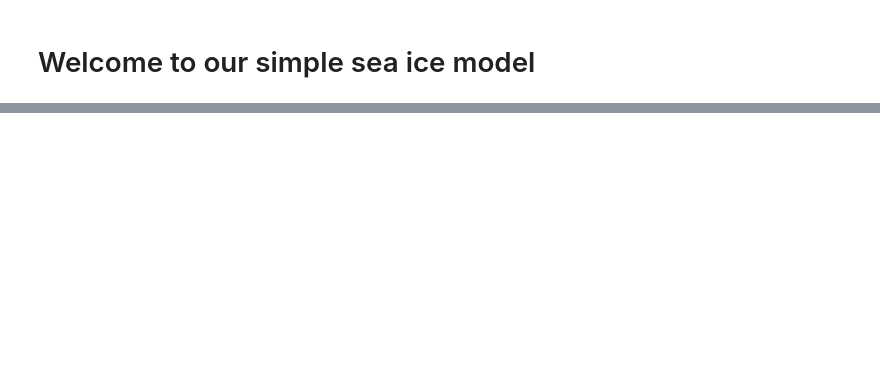
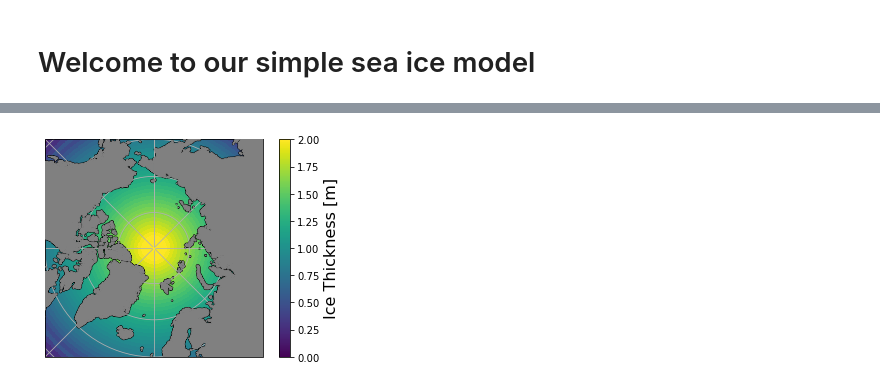
Before and after one commit to andreas-wernecke/zerolayerSI, a Jupyter notebook: MeereisModell.ipynb, the cells around one changed output, grey strips where cells are left out. Cells and saved outputs as stored; diff of their text form; code cells hidden in the pictures; blank space fills up the shorter version.

```diff
--- a/MeereisModell.ipynb
+++ b/MeereisModell.ipynb
@@ -233,0 +249,9 @@ Ein fast 2D Meereismodell
+# %%
+lats=np.linspace(40, 90, 51)
+Tsurf_dayslats=np.zeros([days_total, len(lats)])
+h_ice_dayslats=np.zeros([days_total, len(lats)])
+h_snow_dayslats=np.zeros([days_total, len(lats)])
+T_water_dayslats=np.zeros([days_total, len(lats)])
+
+for i in range(len(lats)):
+    Tsurf_dayslats[:,i], h_ice_dayslats[:,i], h_snow_dayslats[:,i], T_water_dayslats[:,i] = seaice_model(lats[i])
@@ -233,0 +260,73 @@ Ein fast 2D Meereismodell
+# %%
+import cartopy.crs as ccrs                   # import projections
+import cartopy.feature as cf                 # import features
+
+#Which day to plot?
+day_to_plot=3286
+
+
+
+#Regridding to a 2d  map centered at the North Pole
+ref_crs=ccrs.NorthPolarStereo()
+
+lon_map=(np.ones([360,len(lats)]).T*np.linspace(0,359, 360)).T
+lat_map=np.ones([360,len(lats)])*lats
+
+xyz_cci = ref_crs.transform_points(ccrs.PlateCarree(), lon_map, lat_map)
+x_map=xyz_cci[:,:,0]
+y_map=xyz_cci[:,:,1]
+
+
+#this is the plotting itself (once for each variable):
+if 1:
+    plt.figure()
+    ax = plt.axes(projection = ref_crs)  # create a set of axes with Mercator projection
+    pcol=ax.pcolormesh(x_map, y_map, np.ones([360,len(lats)]) * h_ice_dayslats[day_to_plot,:], vmin=0, vmax=2.)
+    cbar=plt.colorbar(pcol)
+    cbar.set_label('Ice Thickness [m]',size=16)
+    ax.add_feature(cf.LAND, color='gray', zorder=100)
+    #ax.add_feature(cf.COASTLINE, color='lightgray')
+    ax.gridlines(xlocs=np.linspace(-180, 180, 9), ylocs=np.linspace(0, 80, 9))
+    ax.coastlines(linewidth=2)
+    ax.set_xlim([-3.42e6, 3.42e6])
+    ax.set_ylim([-3.42e6, 3.42e6])
+
+    plt.figure()
+    ax = plt.axes(projection = ref_crs)  # create a set of axes with Mercator projection
+    pcol=ax.pcolormesh(x_map, y_map, np.ones([360,len(lats)]) * h_snow_dayslats[day_to_plot,:], vmin=0, vmax=0.7)
+    cbar=plt.colorbar(pcol)
+    cbar.set_label('Snow Thickness [m]',size=16)
+    ax.add_feature(cf.LAND, color='gray', zorder=100)
+    #ax.add_feature(cf.COASTLINE, color='lightgray')
+    ax.gridlines(xlocs=np.linspace(-180, 180, 9), ylocs=np.linspace(0, 80, 9))
+    ax.coastlines(linewidth=2)
+    ax.set_xlim([-3.42e6, 3.42e6])
+    ax.set_ylim([-3.42e6, 3.42e6])
+
+    plt.figure()
+    ax = plt.axes(projection = ref_crs)  # create a set of axes with Mercator projection
+    pcol=ax.pcolormesh(x_map, y_map, np.ones([360,len(lats)]) * Tsurf_dayslats[day_to_plot,:]-273.15, vmin=-40, vmax=5.)
+    cbar=plt.colorbar(pcol)
+    cbar.set_label('Temp Surface [°C]',size=16)
+    ax.add_feature(cf.LAND, color='gray', zorder=100)
+    #ax.add_feature(cf.COASTLINE, color='lightgray')
+    ax.gridlines(xlocs=np.linspace(-180, 180, 9), ylocs=np.linspace(0, 80, 9))
+    ax.coastlines(linewidth=2)
+    ax.set_xlim([-3.42e6, 3.42e6])
+    ax.set_ylim([-3.42e6, 3.42e6])
+
+
+    plt.figure()
+    ax = plt.axes(projection = ref_crs)  # create a set of axes with Mercator projection
+    pcol=ax.pcolormesh(x_map, y_map, np.ones([360,len(lats)]) * T_water_dayslats[day_to_plot,:]-273.15, vmin=-2., vmax=2.)
+    cbar=plt.colorbar(pcol)
+    cbar.set_label('Temp Water [°C]',size=16)
+    ax.add_feature(cf.LAND, color='gray', zorder=100)
+    #ax.add_feature(cf.COASTLINE, color='lightgray')
+    ax.gridlines(xlocs=np.linspace(-180, 180, 9), ylocs=np.linspace(0, 80, 9))
+    ax.coastlines(linewidth=2)
+    ax.set_xlim([-3.42e6, 3.42e6])
+    ax.set_ylim([-3.42e6, 3.42e6])
+    #ax.text(-3.2e6, 3.1e6, '2019-03-15', fontsize=13, c='w')
+# %% [output]
+[figure, added]
```
Also changed, not shown: parts of 32 cells of this notebook.
